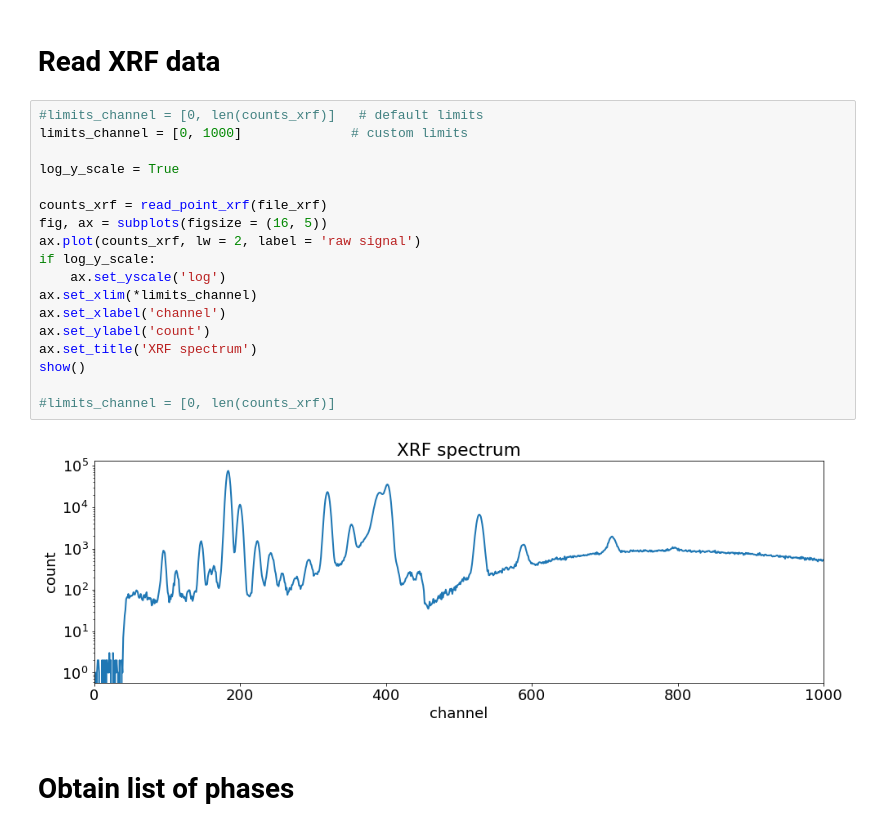
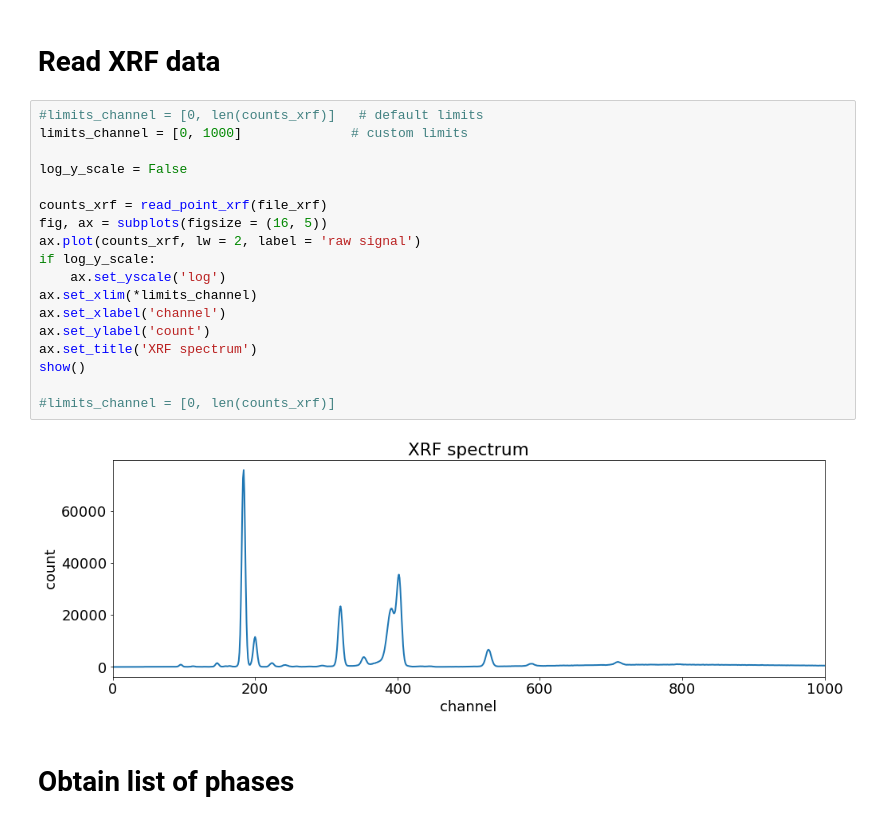
Before and after one commit to DarioZappala/XRDAnalysis, a Jupyter notebook: XRD_1p_exploration.ipynb, the cells around one changed output. Cells and saved outputs as stored; diff of their text form.

```diff
--- a/XRD_1p_exploration.ipynb
+++ b/XRD_1p_exploration.ipynb
@@ -109,23 +109,23 @@ Theta range [19.77907407899562, 53.54888119293563]
 # %%
 #limits_channel = [0, len(counts_xrf)]   # default limits
 limits_channel = [0, 1000]              # custom limits
 
-log_y_scale = True
+log_y_scale = False
 
 counts_xrf = read_point_xrf(file_xrf)
 fig, ax = subplots(figsize = (16, 5))
 ax.plot(counts_xrf, lw = 2, label = 'raw signal')
 if log_y_scale:
     ax.set_yscale('log')
 ax.set_xlim(*limits_channel)
 ax.set_xlabel('channel')
 ax.set_ylabel('count')
 ax.set_title('XRF spectrum')
 show()
 
 #limits_channel = [0, len(counts_xrf)]
 # %% [output]
-[figure, old version]
+[figure, new version]
 # %% [markdown]
 # Obtain list of phases
 # %% [markdown]
```
